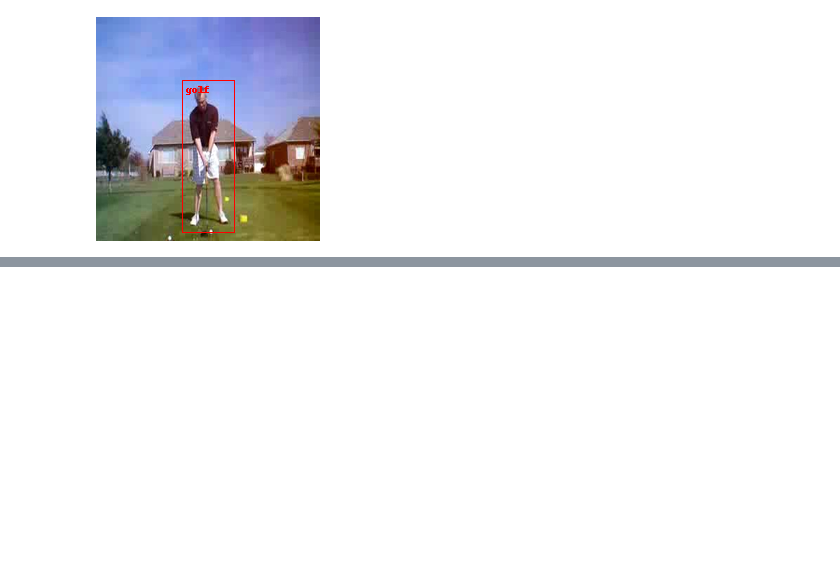
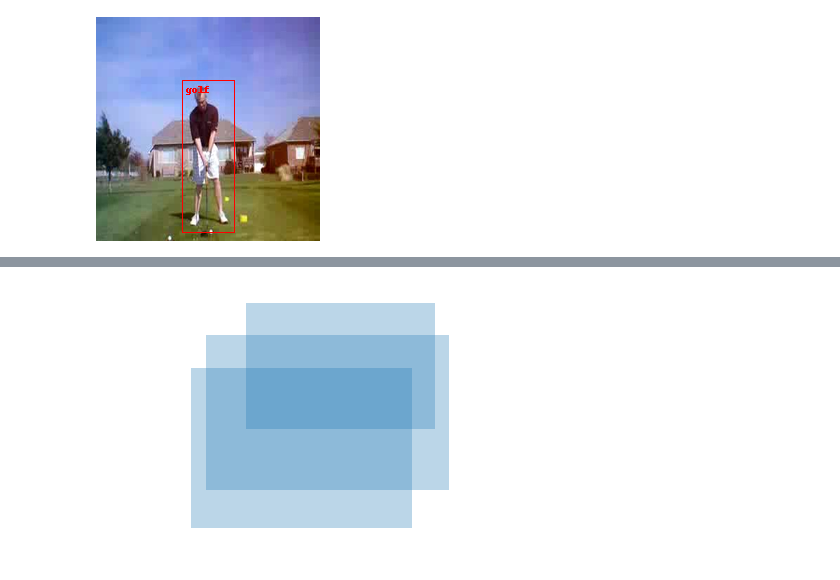
Before and after one commit to alvis-do/rcnn_human_activities_recognition, a Jupyter notebook: src/nonmax_suppression.ipynb, the cells around one changed output, grey strips where cells are left out. Drawn from its saved outputs; the diff is of its cells as text; code cells hidden in the pictures; blank space fills up the shorter version.

```diff
--- a/src/nonmax_suppression.ipynb
+++ b/src/nonmax_suppression.ipynb
@@ -106,0 +132,24 @@ draw_box([box],arr_img)
+# %%
+import matplotlib.patches as mpatches
+import matplotlib.pyplot as plt
+from matplotlib.collections import PatchCollection
+
+fig, ax = plt.subplots()
+patches = []
+# add a rectangle
+rect = mpatches.Rectangle([82, 187],317-82, 337-187)
+patches.append(rect)
+rect = mpatches.Rectangle([121,246],304-121, 368-246)
+patches.append(rect)
+rect = mpatches.Rectangle([67,150],282-67, 305-150)
+patches.append(rect)
+
+collection = PatchCollection(patches, cmap=plt.cm.hsv, alpha=0.3)
+ax.add_collection(collection)
+plt.axis('equal')
+plt.axis('off')
+plt.tight_layout()
+
+plt.show()
+# %% [output]
+[figure, added]
```
Also changed, not shown: parts of 6 cells of this notebook.
